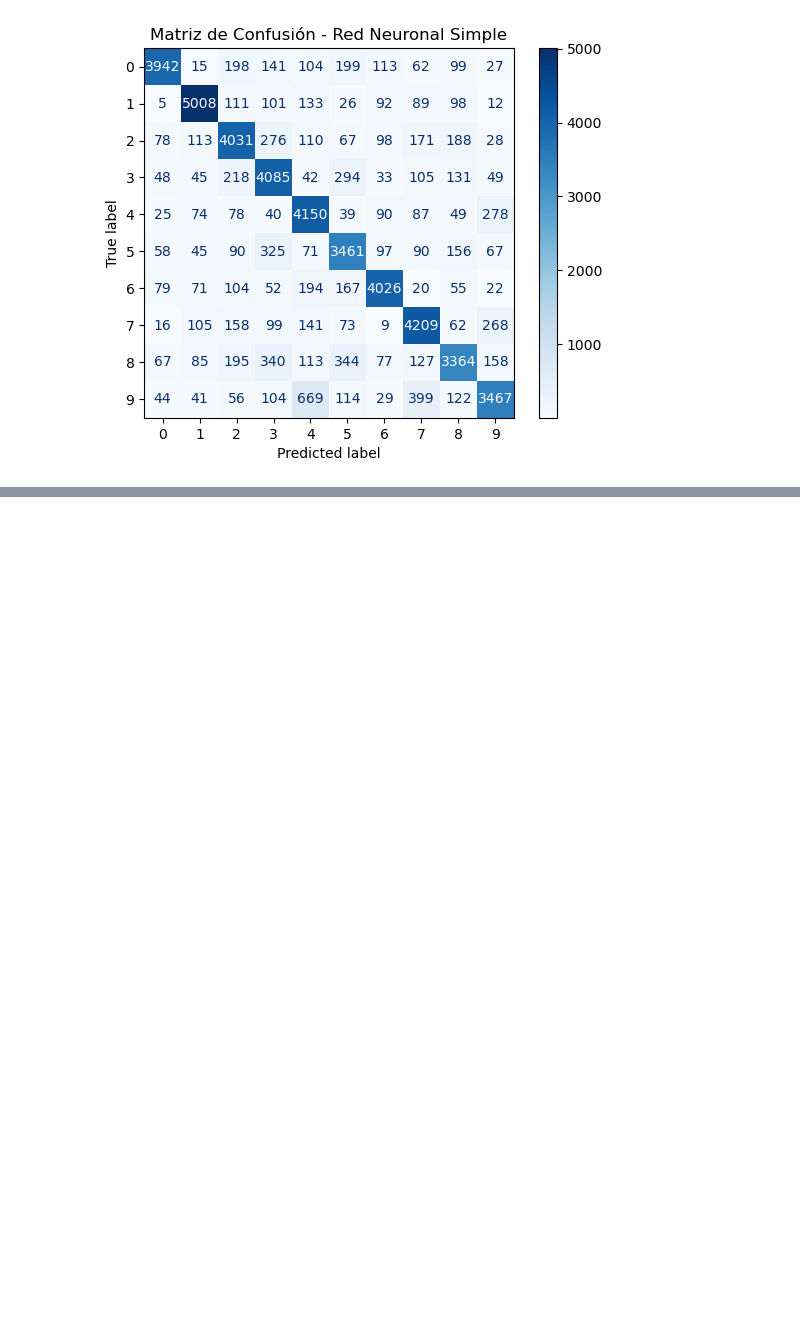
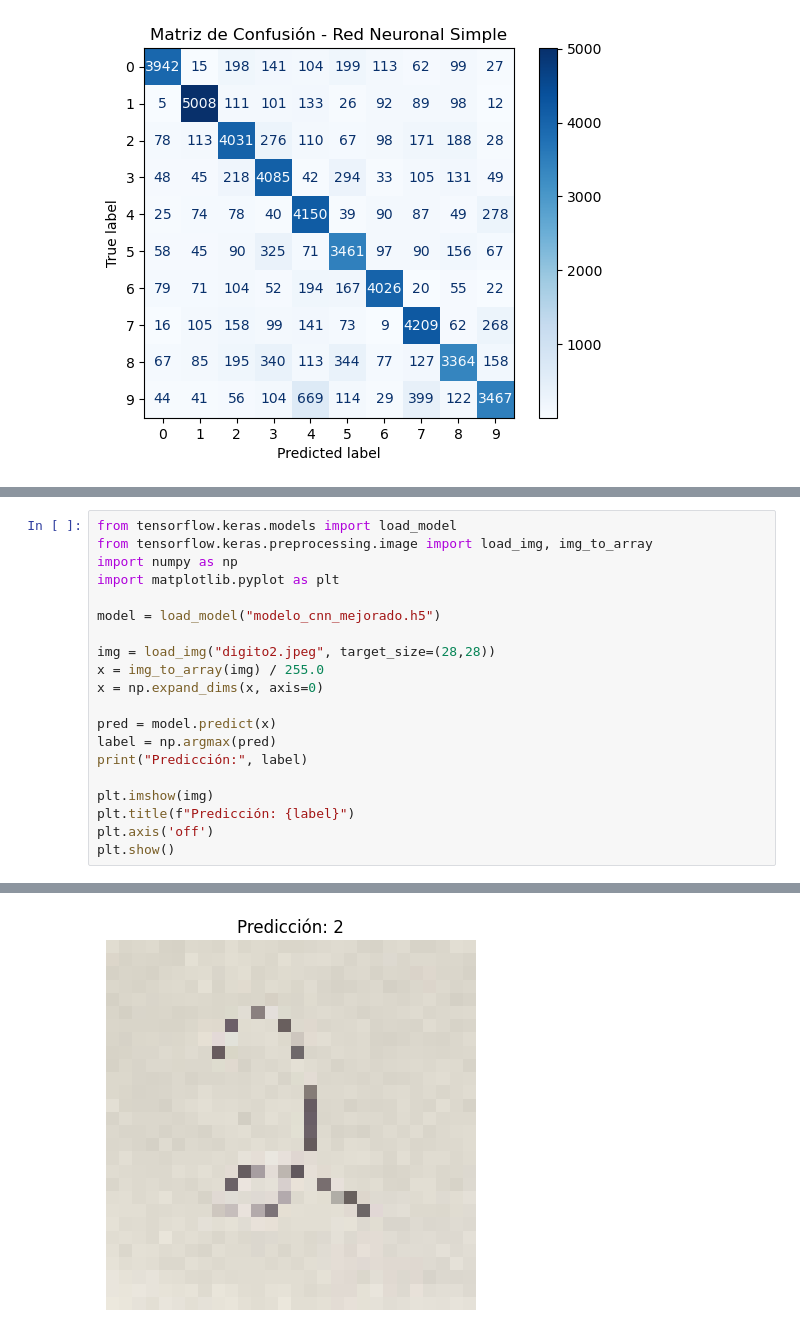
Before and after one commit to ignaciomendeza/DS-Lab-3, a Jupyter notebook: modelos.ipynb, the cells around one changed output, grey strips where cells are left out. Cells and saved outputs as stored; diff of their text form; blank space fills up the shorter version.

Commit message:
Prediccion con digitos escritos

```diff
--- a/modelos.ipynb
+++ b/modelos.ipynb
@@ -611,0 +702,21 @@ weighted avg       0.80      0.79      0.79     50000
+# %%
+from tensorflow.keras.models import load_model
+from tensorflow.keras.preprocessing.image import load_img, img_to_array
+import numpy as np
+import matplotlib.pyplot as plt
+
+model = load_model("modelo_cnn_mejorado.h5")
+
+img = load_img("digito2.jpeg", target_size=(28,28))
+x = img_to_array(img) / 255.0
+x = np.expand_dims(x, axis=0)
+
+pred = model.predict(x)
+label = np.argmax(pred)
+print("Predicción:", label)
+
+plt.imshow(img)
+plt.title(f"Predicción: {label}")
+plt.axis('off')
+plt.show()
+# %% [output]
@@ -611,0 +727 @@ weighted avg       0.80      0.79      0.79     50000
+[figure, added]
```
Also changed, not shown: parts of 12 cells of this notebook, 6 other files.
